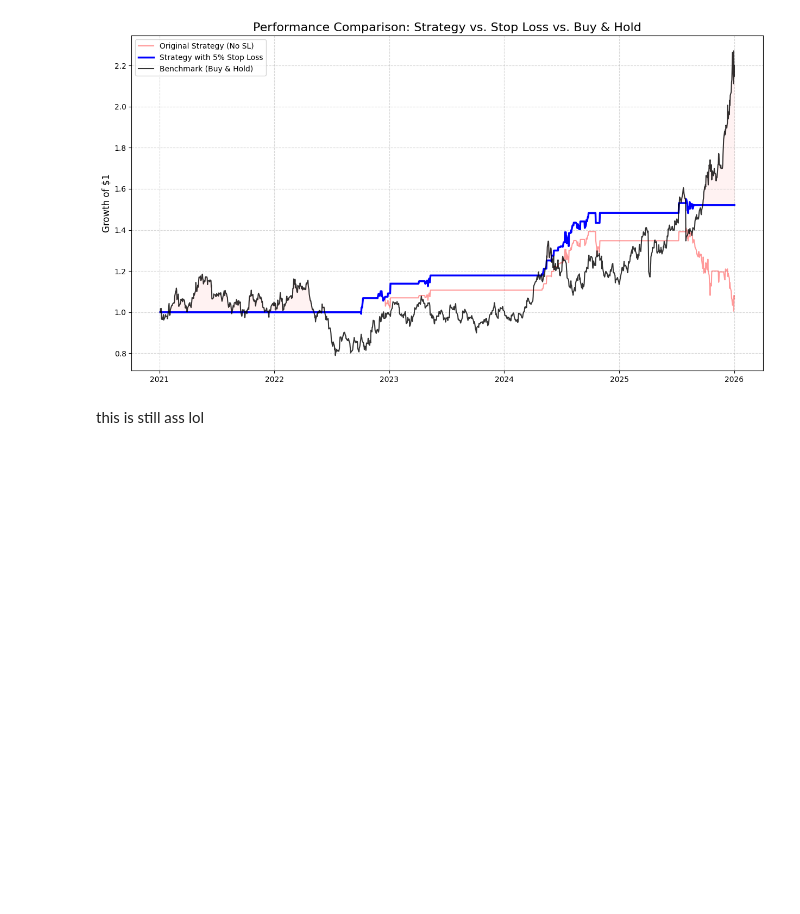
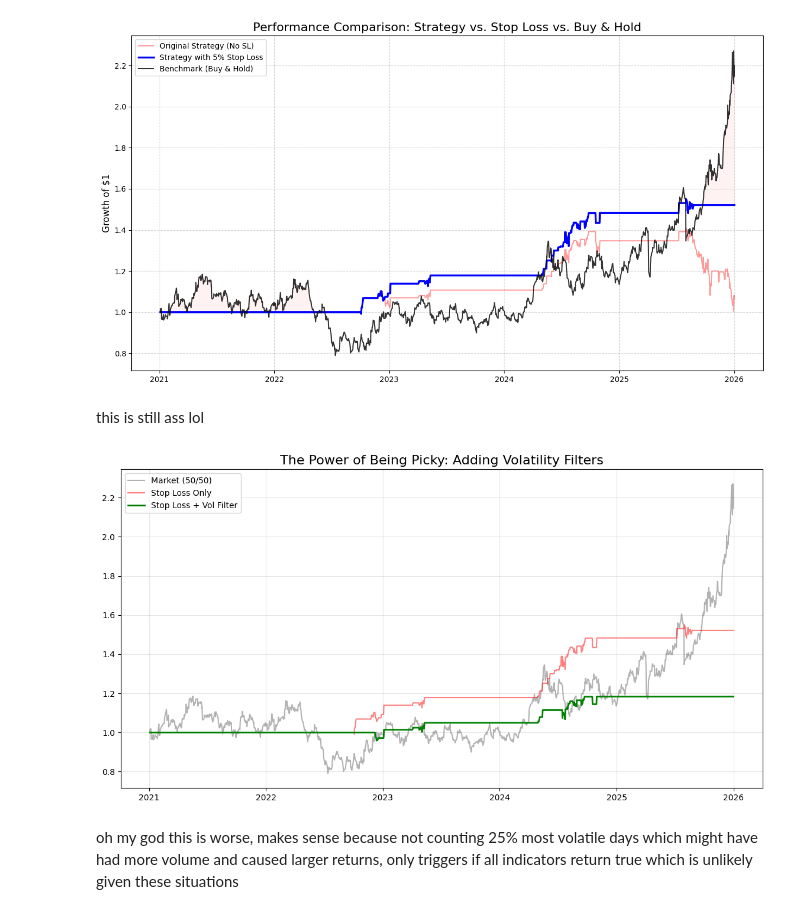
Before and after one commit to mikailrizvi/Metal-Divergence-Analysis, a Jupyter notebook: notebooks/01EA.ipynb, the cells around one changed output. Saved outputs shown, nothing was run; the diff lists cells and outputs as text; code cells hidden in the pictures; blank space fills up the shorter version.

Commit message:
added 1 trader month rolling average volatility filter to test positive positions and finalized logic. strategy is still terrible

```diff
--- a/notebooks/01EA.ipynb
+++ b/notebooks/01EA.ipynb
@@ -162,3 +162,39 @@ plt.show()
 [figure]
 # %% [markdown]
 this is still ass lol
+# %%
+# 1. Calculate Rolling Volatility for 21 day window
+df['Rolling_Vol'] = df['Benchmark_Ret'].rolling(window=21).std() * np.sqrt(252) # Annualized Vol
+
+# 2. Determine the Volatility Threshold using 75th percentile
+vol_threshold = df['Rolling_Vol'].quantile(0.75)
+
+# 3. Create the Filter
+# True if Vol is low enough to trade
+df['Vol_Filter'] = df['Rolling_Vol'] < vol_threshold
+
+# 4. Apply the Filter to our Position
+# We only trade if:
+# 1. We have a Z-Score signal
+# 2. The Stop Loss hasn't triggered
+# 3. Volatility is calm and not in discovery phase
+df['Position_Final'] = df['Position_Adjusted']
+df.loc[~df['Vol_Filter'], 'Position_Final'] = 0
+
+# 5. Calculate Final Returns
+df['Strategy_Ret_Vol_Filtered'] = df['Position_Final'] * (df['Gold_Ret'] - df['Silver_Ret'])
+df['Cum_Strategy_Ret_Final'] = (1 + df['Strategy_Ret_Vol_Filtered'].fillna(0)).cumprod()
+# %%
+plt.figure(figsize=(14, 7))
+plt.plot(df['Cum_Benchmark_Ret'], label='Market (50/50)', color='black', alpha=0.3)
+plt.plot(df['Cum_Strategy_Ret_Fixed'], label='Stop Loss Only', color='red', alpha=0.5)
+plt.plot(df['Cum_Strategy_Ret_Final'], label='Stop Loss + Vol Filter', color='green', linewidth=2)
+
+plt.title('The Power of Being Picky: Adding Volatility Filters', fontsize=16)
+plt.legend()
+plt.grid(True, alpha=0.3)
+plt.show()
+# %% [output]
+[figure, added]
+# %% [markdown]
+oh my god this is worse, makes sense because not counting 25% most volatile days which might have had more volume and caused larger returns, only triggers if all indicators return true which is unlikely given these situations
```
